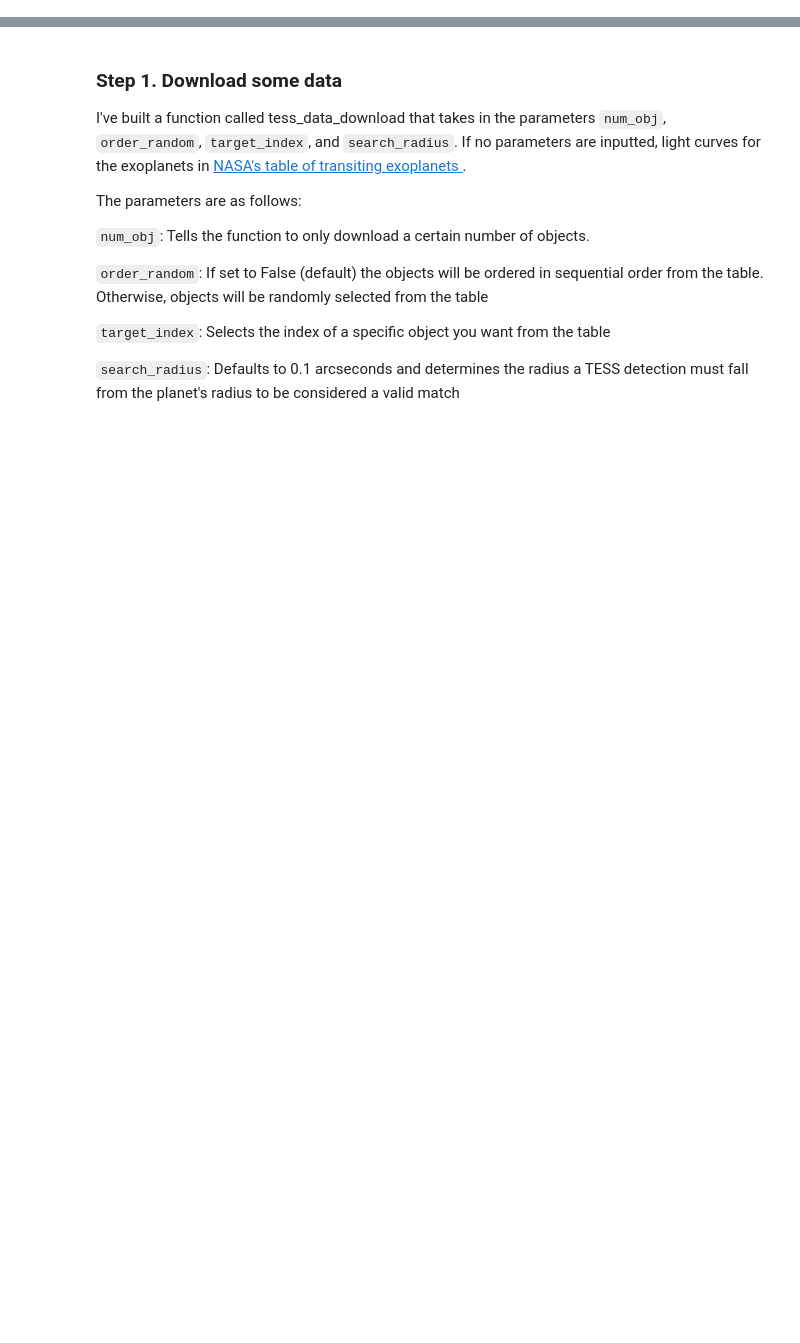
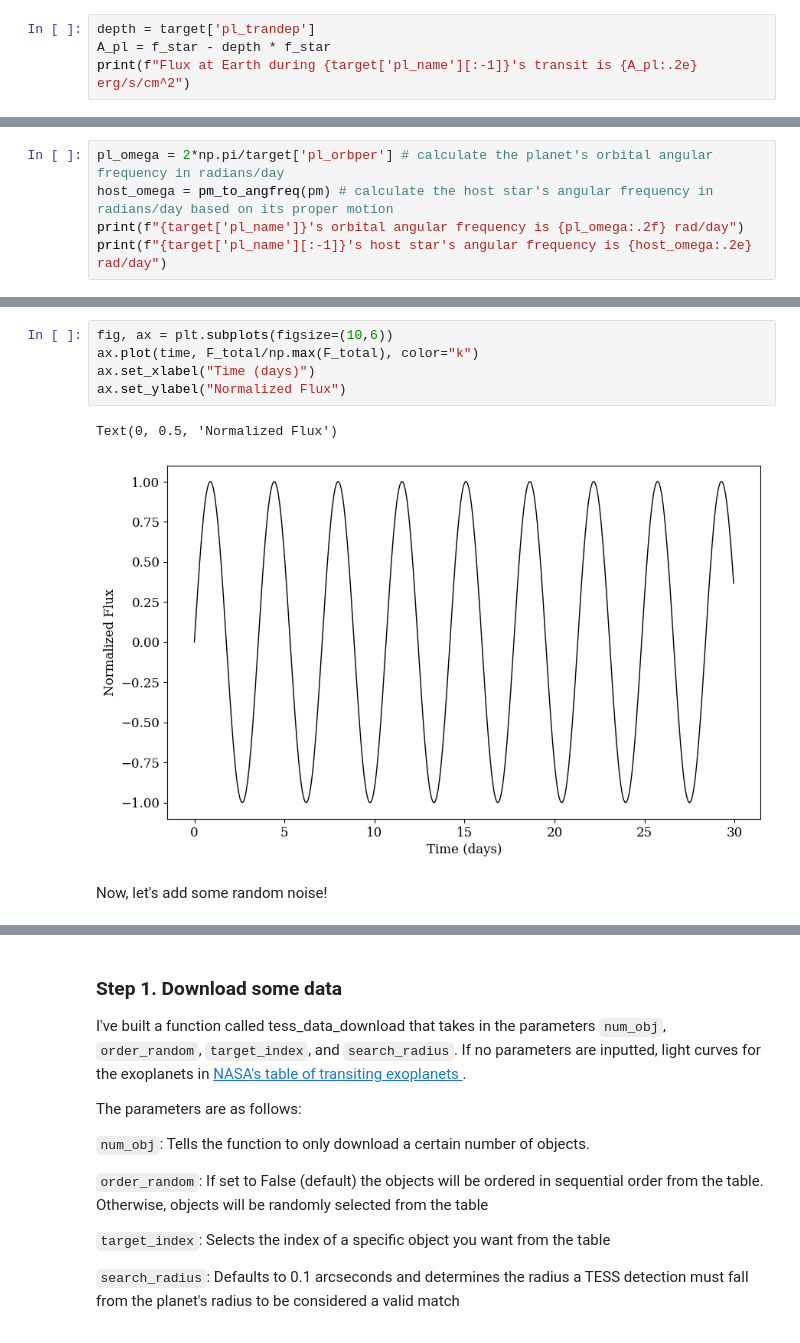
Before and after one commit to cassiemetzger/GalacticArcheology_with_Exoplanets, a Jupyter notebook: MODULE1_ANSKEY.ipynb, the cells around one changed output, grey strips where cells are left out. Drawn from its saved outputs; the diff is of its cells as text; blank space fills up the shorter version.

```diff
--- a/MODULE1_ANSKEY.ipynb
+++ b/MODULE1_ANSKEY.ipynb
@@ -30,0 +143,4 @@ APOGEE allStar found!
+# %%
+depth = target['pl_trandep']
+A_pl = f_star - depth * f_star
+print(f"Flux at Earth during {target['pl_name'][:-1]}'s transit is {A_pl:.2e} erg/s/cm^2")
@@ -30,0 +151,5 @@ APOGEE allStar found!
+# %%
+pl_omega = 2*np.pi/target['pl_orbper'] # calculate the planet's orbital angular frequency in radians/day
+host_omega = pm_to_angfreq(pm) # calculate the host star's angular frequency in radians/day based on its proper motion
+print(f"{target['pl_name']}'s orbital angular frequency is {pl_omega:.2f} rad/day")
+print(f"{target['pl_name'][:-1]}'s host star's angular frequency is {host_omega:.2e} rad/day")
@@ -30,0 +171,10 @@ APOGEE allStar found!
+# %%
+fig, ax = plt.subplots(figsize=(10,6))
+ax.plot(time, F_total/np.max(F_total), color="k")
+ax.set_xlabel("Time (days)")
+ax.set_ylabel("Normalized Flux")
+# %% [output]
+Text(0, 0.5, 'Normalized Flux')
+[figure, added]
+# %% [markdown]
+Now, let's add some random noise!
```
Also changed, not shown: parts of 117 cells of this notebook, 7 other files.
